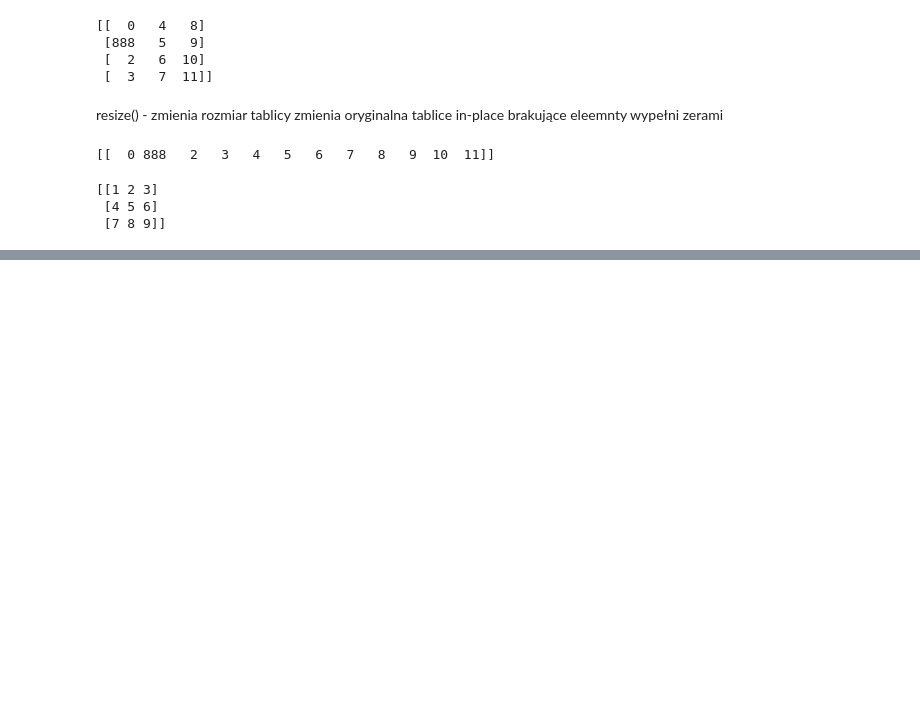
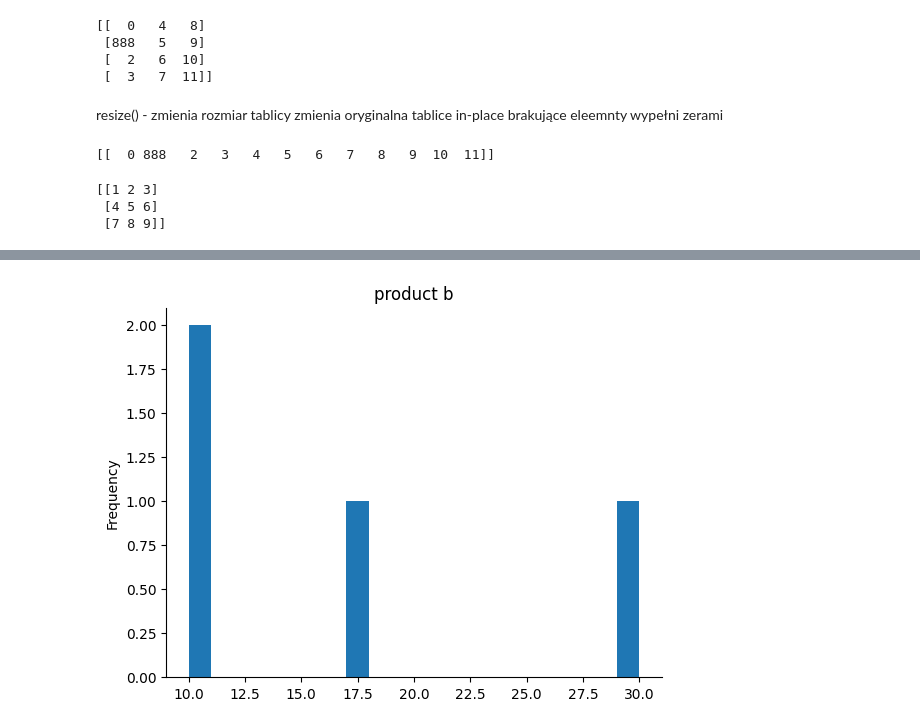
Before and after one commit to rajkonkret/PythonAnalizaDanych, a Jupyter notebook: cwiczenie1_analiza.ipynb, the cells around one changed output, grey strips where cells are left out. Saved outputs shown, nothing was run; the diff lists cells and outputs as text; code cells hidden in the pictures; blank space fills up the shorter version.

```diff
--- a/cwiczenie1_analiza.ipynb
+++ b/cwiczenie1_analiza.ipynb
@@ -243,0 +559,6 @@ print(arr1)
+# %%
+product_data = {
+    "product a": [13,20,0,10],
+    "product b": [10,30,17,10],
+    "product c": [6, 9 , 10, 0],
+}
@@ -243,0 +569,5 @@ print(arr1)
+# %%
+miasta = ["Kielce", "Poznań", "Warszawa", "Kraków"]
+# %%
+data = pd.DataFrame(product_data, index=miasta)
+print(data)
@@ -243,0 +588,8 @@ print(arr1)
+# %%
+# @title product b
+
+from matplotlib import pyplot as plt
+data['product b'].plot(kind='hist', bins=20, title='product b')
+plt.gca().spines[['top', 'right',]].set_visible(False)
+# %% [output]
+[figure, added]
```
Also changed, not shown: parts of 96 cells of this notebook.
